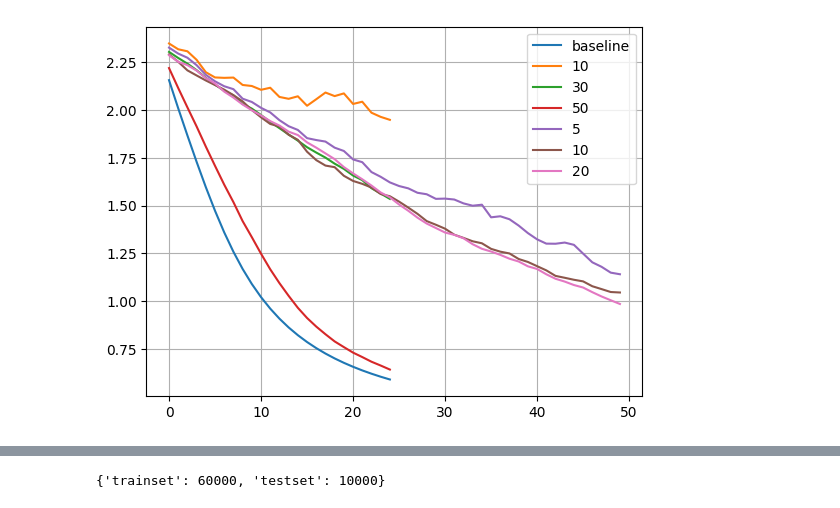
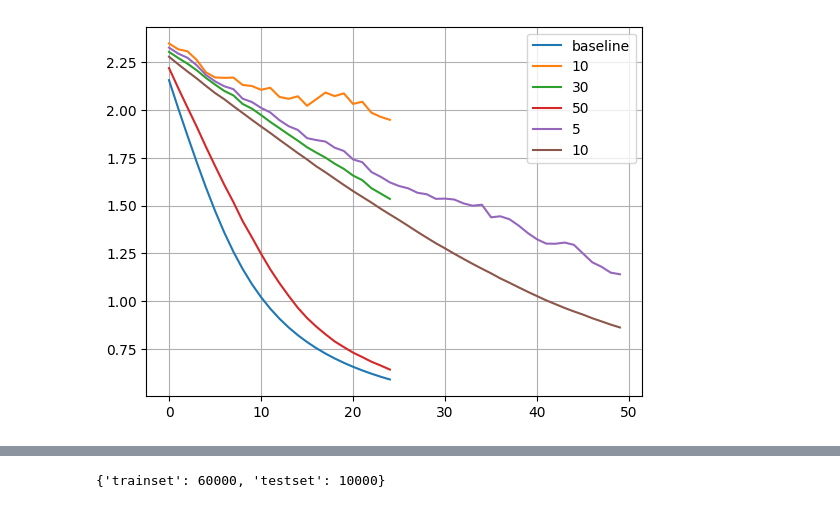
Before and after one commit to vuphuc24601/fldp, a Jupyter notebook: results.ipynb, the cells around one changed output, grey strips where cells are left out. Drawn from its saved outputs; the diff is of its cells as text; code cells hidden in the pictures.

```diff
--- a/results.ipynb
+++ b/results.ipynb
@@ -10,33 +10,33 @@ C:\Users\Phuc\OneDrive\Desktop\dp\fldp
 # %%
 def load_gen(filename, eval_type):
     with open('results/' + filename, 'rb') as fp:
         data = pickle.load(fp)['val'][eval_type]
         return data
 
 list_e = ["baseline", "10", "30", "50"]
 eval_type = "loss"
 filename = "baseline/N5_K5_T25.pkl"
 data_baseline = load_gen(filename, eval_type)
 plt.plot(data_baseline["avg"])
 
 for e in list_e[1:]:
     filename_dp = f"dp/N5_K5_E{e}_T25_C1.pkl"
     data_dp = load_gen(filename_dp, eval_type)
     plt.plot(data_dp["avg"])
 
 filename_dp = f"dp/N5_K5_DPC512_BS512_E30_T50_C1.pkl"
 data_baseline = load_gen(filename_dp, eval_type)
 plt.plot(data_baseline["avg"])
 
-filename_dp = f"dp/N10_K10_DPC512_BS512_E30_T50_C1.pkl"
+filename_dp = f"dp/N20_K20_DPC2048_BS64_E30_T25_C1.pkl"
 data_baseline = load_gen(filename_dp, eval_type)
 plt.plot(data_baseline["avg"])
 
-filename_dp = f"dp/N20_K20_DPC512_BS512_E30_T50_C1.pkl"
+filename_dp = f"dp/N20_K20_DPC2048_BS2048_E30_T50_C1.pkl"
 data_baseline = load_gen(filename_dp, eval_type)
 plt.plot(data_baseline["avg"])
 
 plt.legend(list_e+["5", "10", "20"])
 plt.grid()
 # %% [output]
-[figure, old version]
+[figure, new version]
```
Also changed, not shown: parts of 3 cells of this notebook, 9 other files.
